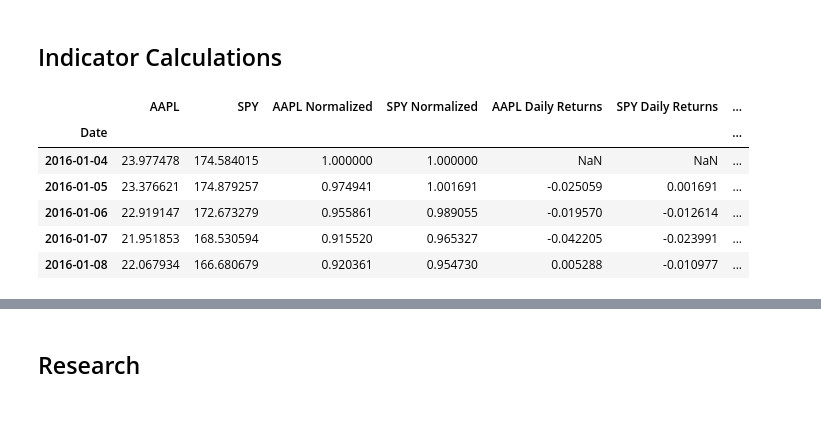
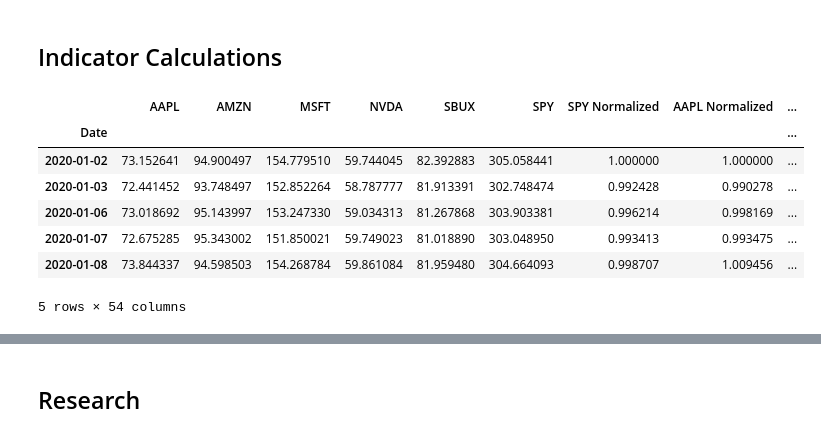
Before and after one commit to rishavb123/QuantIdeas, a Jupyter notebook: notebooks/Deep Learning Models.ipynb, the cells around one changed output, grey strips where cells are left out. Cells and saved outputs as stored; diff of their text form; code cells hidden in the pictures.

```diff
--- a/notebooks/Deep Learning Models.ipynb
+++ b/notebooks/Deep Learning Models.ipynb
@@ -15,13 +15,15 @@ import torch.optim as optim
 # %% [markdown]
 ### Data Range and Symbols
 # %%
-START_DATE = "2016-01-01"
+START_DATE = "2020-01-01"
 END_DATE = "2023-01-01"
 VAL_START_DATE = "2023-01-01"
 VAL_END_DATE = "2024-01-01"
+TEST_START_DATE = "2023-01-01"
+TEST_END_DATE = "2024-01-01"
 INTERVAL = "1d"
-SYMBOL = "AAPL"
-INDICATOR_SYMBOLS = ["SPY"]
+SYMBOL = "SPY"
+INDICATOR_SYMBOLS = ["AAPL", "NVDA", "MSFT", "AMZN", "SBUX"]
 # %% [markdown]
 ### Indicator Config
 # %%
@@ -33,8 +35,9 @@ BBP_NUM_STDDEVS = 2
 PPO_SHORT_SPAN = 5
 PPO_LONG_SPAN = 30
 
-MOMENTUM_LOOKBACK_1 = 20
+MOMENTUM_LOOKBACK_1 = 1
 MOMENTUM_LOOKBACK_2 = 5
+MOMENTUM_LOOKBACK_3 = 20
 # %% [markdown]
 ### Prediction Config
 # %%
@@ -119,6 +126,7 @@ indicator_columns = sum(
             f"{symbol}_ppo",
             f"{symbol}_momentum_1",
             f"{symbol}_momentum_2",
+            f"{symbol}_momentum_3",
         ]
         for symbol in tickers
     ],
@@ -135,47 +143,60 @@ def add_indicator_columns(df: pd.DataFrame):
         ema = normalized_prices.ewm(span=10).mean()
         df[f"{symbol}_ema_ratio"] = normalized_prices / ema - 1
 
+
         # compute bbp
         rolling_prices = normalized_prices.rolling(window=BBP_WINDOW_SIZE)
         sma = rolling_prices.mean()
         sm_std = rolling_prices.std()
 
         lower_band = sma - sm_std * BBP_NUM_STDDEVS
         upper_band = sma + sm_std * BBP_NUM_STDDEVS
 
         df[f"{symbol}_bbp"] = (normalized_prices - lower_band) / (
             upper_band - lower_band
-
         ) - 0.5
 
 
         # compute ppo
+
+
         short_ema = normalized_prices.ewm(span=PPO_SHORT_SPAN, adjust=False).mean()
         long_ema = normalized_prices.ewm(span=PPO_LONG_SPAN, adjust=False).mean()
 
         df[f"{symbol}_ppo"] = short_ema / long_ema - 1
+
 
         # compute momentum 1
         df[f"{symbol}_momentum_1"] = (
             normalized_prices / normalized_prices.shift(MOMENTUM_LOOKBACK_1) - 1
         )
 
         # compute momentum 2
         df[f"{symbol}_momentum_2"] = (
-            normalized_prices / normalized_prices.shift(MOMENTUM_LOOKBACK_2) - 1
+            normalized_prices.shift(MOMENTUM_LOOKBACK_1)
+            / normalized_prices.shift(MOMENTUM_LOOKBACK_2)
+            - 1
+        )
+
+        # compute momentum 2
+        df[f"{symbol}_momentum_3"] = (
+            normalized_prices.shift(MOMENTUM_LOOKBACK_2)
+            / normalized_prices.shift(MOMENTUM_LOOKBACK_2)
+            - 1
         )
 
 
 add_indicator_columns(df=df)
 df.head()
 # %% [output]
-|  | AAPL | SPY | AAPL Normalized | SPY Normalized | AAPL Daily Returns | SPY Daily Returns | ... |
-| Date |  |  |  |  |  |  | ... |
-| 2016-01-04 | 23.977478 | 174.584015 | 1.000000 | 1.000000 | NaN | NaN | ... |
-| 2016-01-05 | 23.376621 | 174.879257 | 0.974941 | 1.001691 | -0.025059 | 0.001691 | ... |
-| 2016-01-06 | 22.919147 | 172.673279 | 0.955861 | 0.989055 | -0.019570 | -0.012614 | ... |
-| 2016-01-07 | 21.951853 | 168.530594 | 0.915520 | 0.965327 | -0.042205 | -0.023991 | ... |
-| 2016-01-08 | 22.067934 | 166.680679 | 0.920361 | 0.954730 | 0.005288 | -0.010977 | ... |
+|  | AAPL | AMZN | MSFT | NVDA | SBUX | SPY | SPY Normalized | AAPL Normalized | ... |
+| Date |  |  |  |  |  |  |  |  | ... |
+| 2020-01-02 | 73.152641 | 94.900497 | 154.779510 | 59.744045 | 82.392883 | 305.058441 | 1.000000 | 1.000000 | ... |
+| 2020-01-03 | 72.441452 | 93.748497 | 152.852264 | 58.787777 | 81.913391 | 302.748474 | 0.992428 | 0.990278 | ... |
+| 2020-01-06 | 73.018692 | 95.143997 | 153.247330 | 59.034313 | 81.267868 | 303.903381 | 0.996214 | 0.998169 | ... |
+| 2020-01-07 | 72.675285 | 95.343002 | 151.850021 | 59.749023 | 81.018890 | 303.048950 | 0.993413 | 0.993475 | ... |
+| 2020-01-08 | 73.844337 | 94.598503 | 154.268784 | 59.861084 | 81.959480 | 304.664093 | 0.998707 | 1.009456 | ... |
+5 rows × 54 columns
 # %%
 lookahead_returns_column = f"{SYMBOL}_lookahead_returns"
 
```
Also changed, not shown: parts of 28 cells of this notebook.
